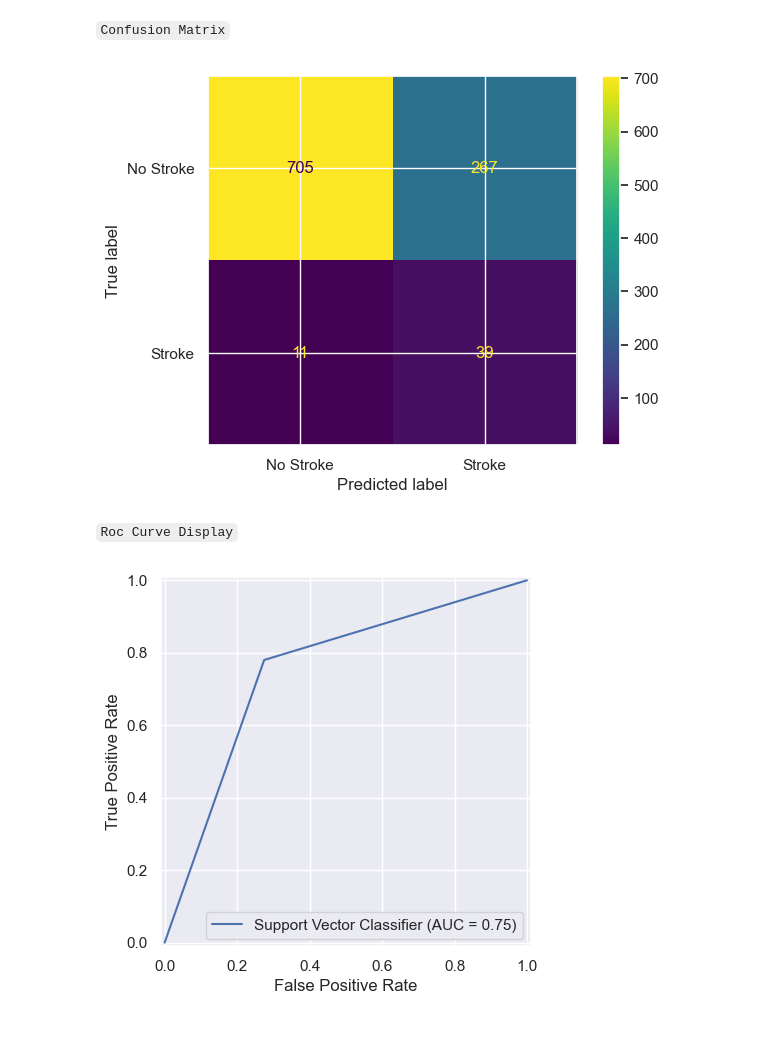
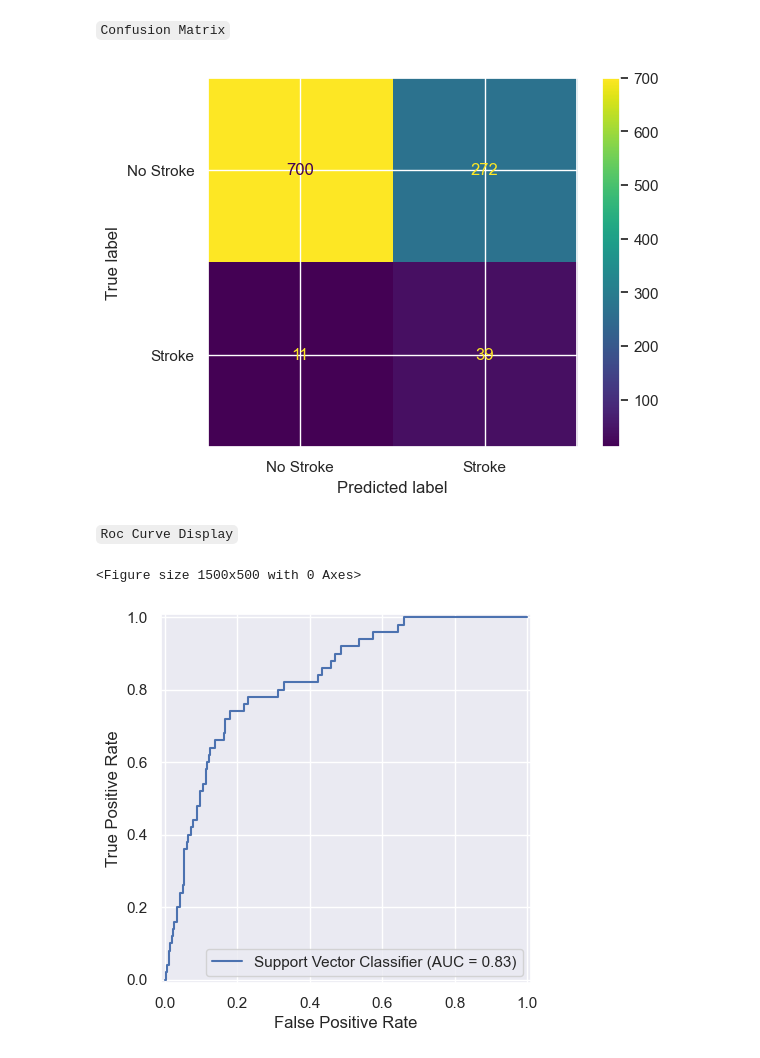
Before and after one commit to codewithraphael/machine-learning, a Jupyter notebook: Stroke Prediction/Notebook/stroke_prediction.ipynb, the cells around one changed output. Cells and saved outputs as stored; diff of their text form; code cells hidden in the pictures; blank space fills up the shorter version.

```diff
--- a/Stroke Prediction/Notebook/stroke_prediction.ipynb
+++ b/Stroke Prediction/Notebook/stroke_prediction.ipynb
@@ -289,7 +294,7 @@ X_train, X_test, y_train, y_test = train_test_split(X, y, test_size=0.2, random_
 `Encoding Categorical Features Using ColumnTransformer and OneHotEncoder`
 # %%
 num_col = ['age', 'hypertension', 'heart_disease', 'avg_glucose_level', 'bmi', 'cardio_risk', 'log_glucose']
-cat_col = ['gender', 'ever_married', 'work_type', 'Residence_type', 'smoking_status']
+cat_col = ['gender', 'ever_married', 'work_type', 'Residence_type', 'smoking_status', 'bmi_category']
 
 preprocessor = ColumnTransformer(
     transformers=[
@@ -504,39 +515,37 @@ knc_model = {
     'K-NEIGHBORS CLASSIFIER': knc_pipe
 }
 
-
 # train and test score
 for name, model in knc_model.items():
     train_score = model.score(X_train, y_train)
     test_score = model.score(X_test, y_test)
-    probability = model.predict_proba(X_test)
-
-
+    knc_y_pred = model.predict(X_test)
+    knc_y_prob = model.predict_proba(X_test)[:, 1]
 
 print(f'\n{name}\n')
 print(f'\n ==== Training Score ==== \n {train_score:.3f}')
 print(f' \n ==== Test Score ==== \n {test_score:.3f}')
 
 # model accuracy
-accuracy = accuracy_score(y_test, y_pred)
+accuracy = accuracy_score(y_test, knc_y_pred)
 print(f'\n ==== Model Accuracy ==== \n {accuracy:.3f}')
 
 # prediction probability
-print(f'\n==== Prediction Probability ==== \n {probability}')
+print(f'\n==== Prediction Probability ==== \n {knc_y_prob}')
 
 # classification report
-report = classification_report(y_test, y_pred)
+report = classification_report(y_test, knc_y_pred)
 print(f'\n ==== Classification Report ==== \n {report}')
 
 # confusion matrix
-cm = confusion_matrix(y_test, y_pred)
+cm = confusion_matrix(y_test, knc_y_pred)
 print(f'\n ==== Confusion Matrix ==== \n {cm}')
 
 # roc auc score
-ras = roc_auc_score(y_test, y_pred)
+ras = roc_auc_score(y_test, knc_y_prob)
 print(f'\n ==== Roc Auc Score ==== \n {ras:.3f}')
 
-# randomforestclassifier cross validation
+# k-neighbors cross validation
 
 skf = StratifiedKFold(n_splits=5, shuffle=True, random_state=42)
 knc_cv = cross_val_score(knc_pipe, X, y, scoring='accuracy')
@@ -600,11 +611,12 @@ svc_model = {
     'SUPPORT VECTOR CLASSIFIER': svc_pipe
 }
 
-
 # train and test score
 for name, model in svc_model.items():
     train_score = model.score(X_train, y_train)
     test_score = model.score(X_test, y_test)
+    svc_y_pred = model.predict(X_test)
+    decision = model.decision_function(X_test)
 
 
 print(f'\n{name}\n')
@@ -612,22 +624,25 @@ print(f'\n ==== Training Score ==== \n {train_score:.3f}')
 print(f' \n ==== Test Score ==== \n {test_score:.3f}')
 
 # model accuracy
-accuracy = accuracy_score(y_test, y_pred)
+accuracy = accuracy_score(y_test, svc_y_pred)
 print(f'\n ==== Model Accuracy ==== \n {accuracy:.3f}')
 
+# decision function
+print(f'\n==== Decision Function ==== \n {decision}')
+
 # classification report
-report = classification_report(y_test, y_pred)
+report = classification_report(y_test, svc_y_pred)
 print(f'\n ==== Classification Report ==== \n {report}')
 
 # confusion matrix
-cm = confusion_matrix(y_test, y_pred)
+cm = confusion_matrix(y_test, svc_y_pred)
 print(f'\n ==== Confusion Matrix ==== \n {cm}')
 
 # roc auc score
-ras = roc_auc_score(y_test, y_pred)
+ras = roc_auc_score(y_test, decision)
 print(f'\n ==== Roc Auc Score ==== \n {ras:.3f}')
 
-# randomforestclassifier cross validation
+# support vector classifier cross validation
 
 skf = StratifiedKFold(n_splits=5, shuffle=True, random_state=42)
 svc_cv = cross_val_score(svc_pipe, X, y, scoring='accuracy')
@@ -655,20 +670,22 @@ SUPPORT VECTOR CLASSIFIER
 # %% [markdown]
 `Confusion Matrix`
 # %%
-cm = confusion_matrix(y_test, y_pred)
+cm = confusion_matrix(y_test, svc_y_pred)
 
 display = ConfusionMatrixDisplay(cm, display_labels=['No Stroke', 'Stroke'])
 display.plot(cmap='viridis')
 plt.show()
 # %% [output]
-[figure, old version]
+[figure, new version]
 # %% [markdown]
 `Roc Curve Display`
 # %%
-fpr, tpr, thresholds = metrics.roc_curve(y_test, y_pred)
+plt.figure(figsize=(15, 5))
+fpr, tpr, thresholds = metrics.roc_curve(y_test, decision)
 svc_roc_auc = metrics.auc(fpr, tpr)
 disp = RocCurveDisplay(fpr=fpr, tpr=tpr, roc_auc=svc_roc_auc, name='Support Vector Classifier')
 disp.plot()
 plt.show()
 # %% [output]
+<Figure size 1500x500 with 0 Axes>
-[figure, old version]
+[figure, new version]
```
Also changed, not shown: parts of 16 cells of this notebook.
